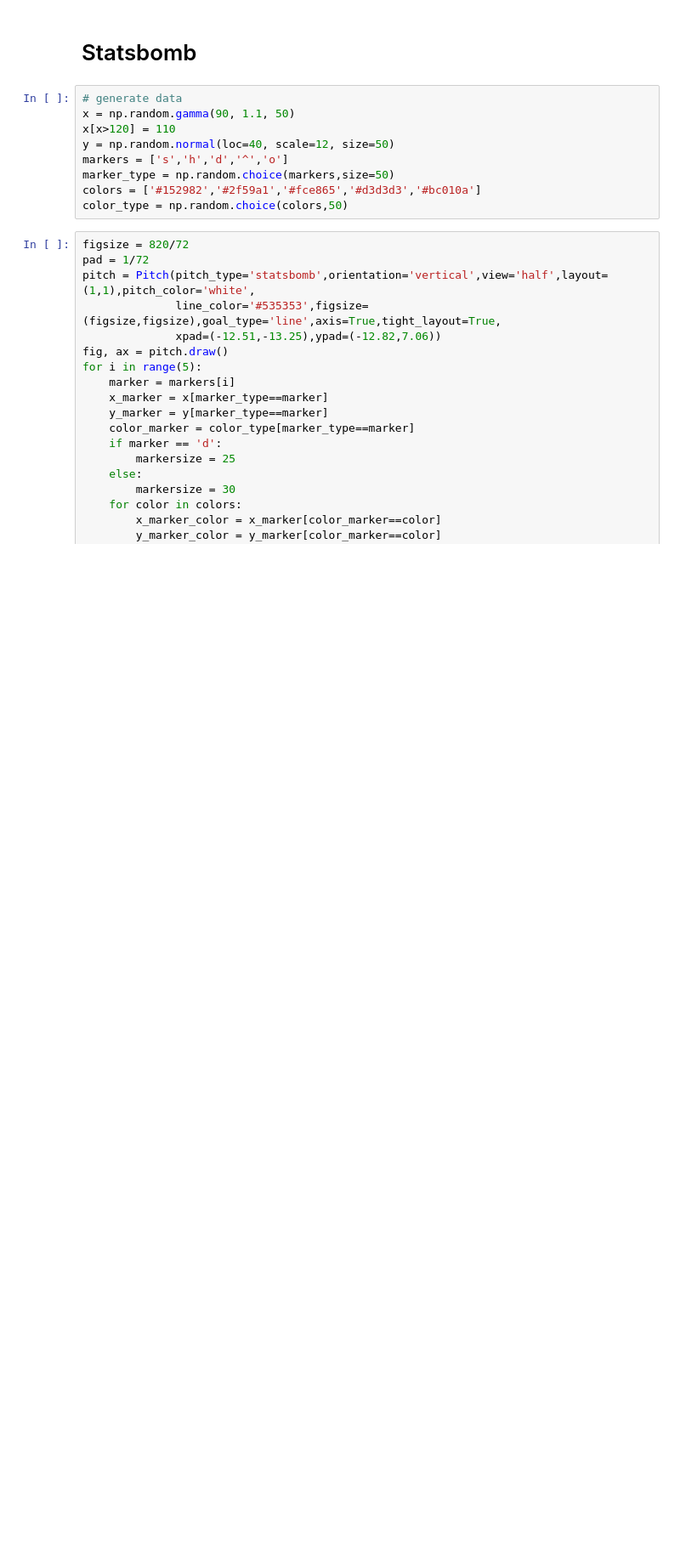
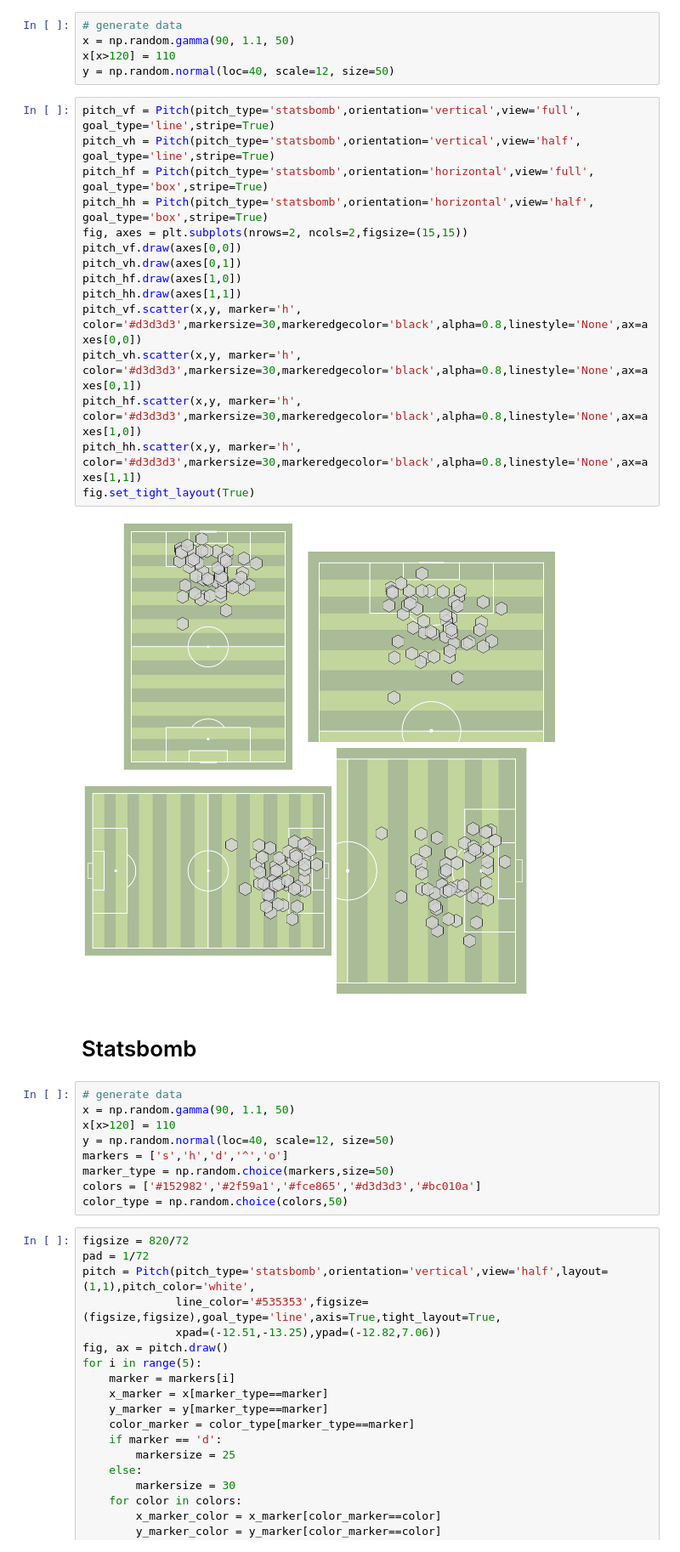
Before and after one commit to andrewRowlinson/mplsoccer, a Jupyter notebook: mplsoccer/demo.ipynb, the cells around one changed output. Shown at 85% size. Drawn from its saved outputs; the diff is of its cells as text; blank space fills up the shorter version.

Commit message:
added ability to draw, plot and scatter on existing axis by passing ax to methods. Refactored so axes loop to draw on many subplots is in the draw method

```diff
--- a/mplsoccer/demo.ipynb
+++ b/mplsoccer/demo.ipynb
@@ -4,3 +5,25 @@ import numpy as np
+# %%
+# generate data
+x = np.random.gamma(90, 1.1, 50)
+x[x>120] = 110
+y = np.random.normal(loc=40, scale=12, size=50)
+# %%
+pitch_vf = Pitch(pitch_type='statsbomb',orientation='vertical',view='full', goal_type='line',stripe=True)
+pitch_vh = Pitch(pitch_type='statsbomb',orientation='vertical',view='half', goal_type='line',stripe=True)
+pitch_hf = Pitch(pitch_type='statsbomb',orientation='horizontal',view='full', goal_type='box',stripe=True)
+pitch_hh = Pitch(pitch_type='statsbomb',orientation='horizontal',view='half', goal_type='box',stripe=True)
+fig, axes = plt.subplots(nrows=2, ncols=2,figsize=(15,15))
+pitch_vf.draw(axes[0,0])
+pitch_vh.draw(axes[0,1])
+pitch_hf.draw(axes[1,0])
+pitch_hh.draw(axes[1,1])
+pitch_vf.scatter(x,y, marker='h', color='#d3d3d3',markersize=30,markeredgecolor='black',alpha=0.8,linestyle='None',ax=axes[0,0])
+pitch_vh.scatter(x,y, marker='h', color='#d3d3d3',markersize=30,markeredgecolor='black',alpha=0.8,linestyle='None',ax=axes[0,1])
+pitch_hf.scatter(x,y, marker='h', color='#d3d3d3',markersize=30,markeredgecolor='black',alpha=0.8,linestyle='None',ax=axes[1,0])
+pitch_hh.scatter(x,y, marker='h', color='#d3d3d3',markersize=30,markeredgecolor='black',alpha=0.8,linestyle='None',ax=axes[1,1])
+fig.set_tight_layout(True)
+# %% [output]
+[figure, added]
 # %% [markdown]
 # Statsbomb
 # %%
```
Also changed, not shown: parts of 22 cells of this notebook, 1 other file.
